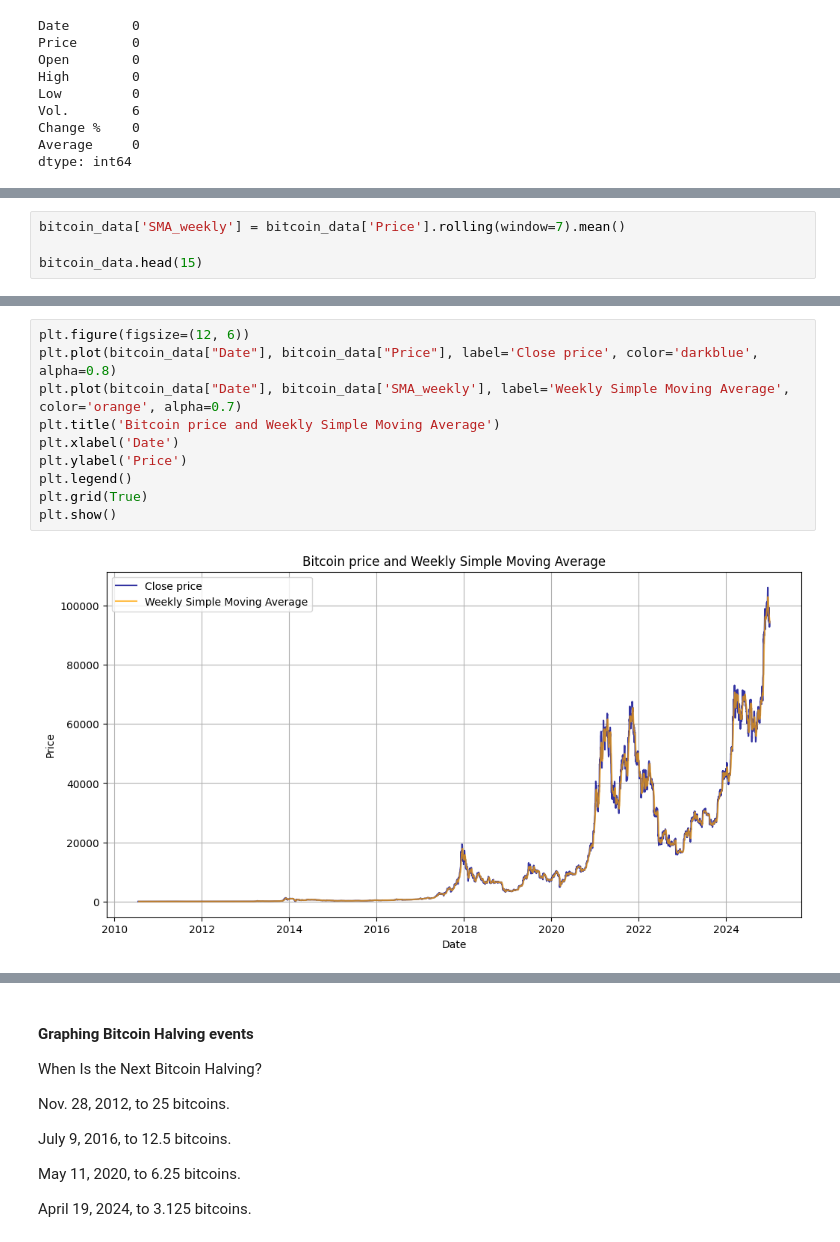
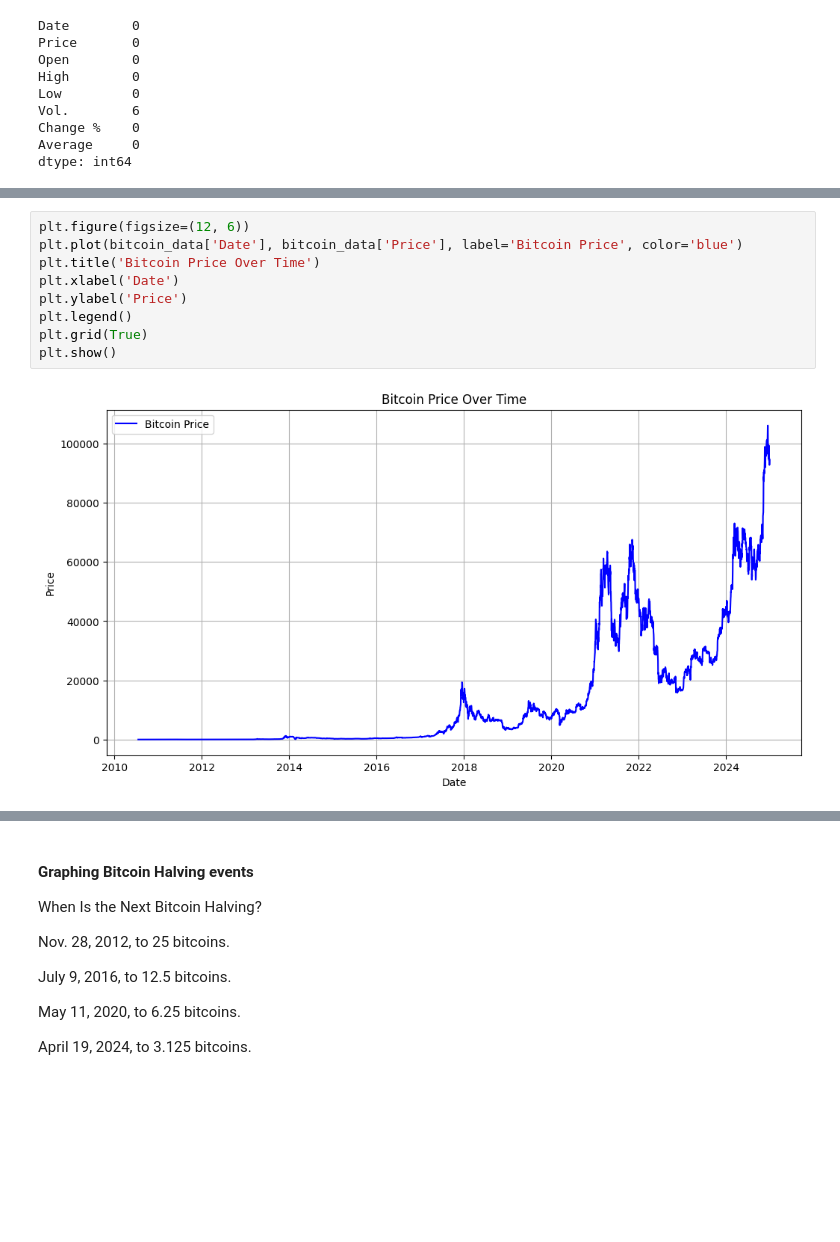
Before and after one commit to Jankiel-Predator/mmda_proj_btc, a Jupyter notebook: bitcoin copy.ipynb, the cells around one changed output, grey strips where cells are left out. Saved outputs shown, nothing was run; the diff lists cells and outputs as text; blank space fills up the shorter version.

```diff
--- a/bitcoin copy.ipynb
+++ b/bitcoin copy.ipynb
@@ -88,4 +83,0 @@ bitcoin_data.head()
-# %%
-bitcoin_data['SMA_weekly'] = bitcoin_data['Price'].rolling(window=7).mean()
-
-bitcoin_data.head(15)
@@ -118,12 +84,11 @@ bitcoin_data.tail()
 # %%
 plt.figure(figsize=(12, 6))
-plt.plot(bitcoin_data["Date"], bitcoin_data["Price"], label='Close price', color='darkblue', alpha=0.8)
-plt.plot(bitcoin_data["Date"], bitcoin_data['SMA_weekly'], label='Weekly Simple Moving Average', color='orange', alpha=0.7)
-plt.title('Bitcoin price and Weekly Simple Moving Average')
+plt.plot(bitcoin_data['Date'], bitcoin_data['Price'], label='Bitcoin Price', color='blue')
+plt.title('Bitcoin Price Over Time')
 plt.xlabel('Date')
 plt.ylabel('Price')
 plt.legend()
 plt.grid(True)
 plt.show()
 # %% [output]
-[figure, old version]
+[figure, new version]
```
Also changed, not shown: parts of 84 cells of this notebook.
